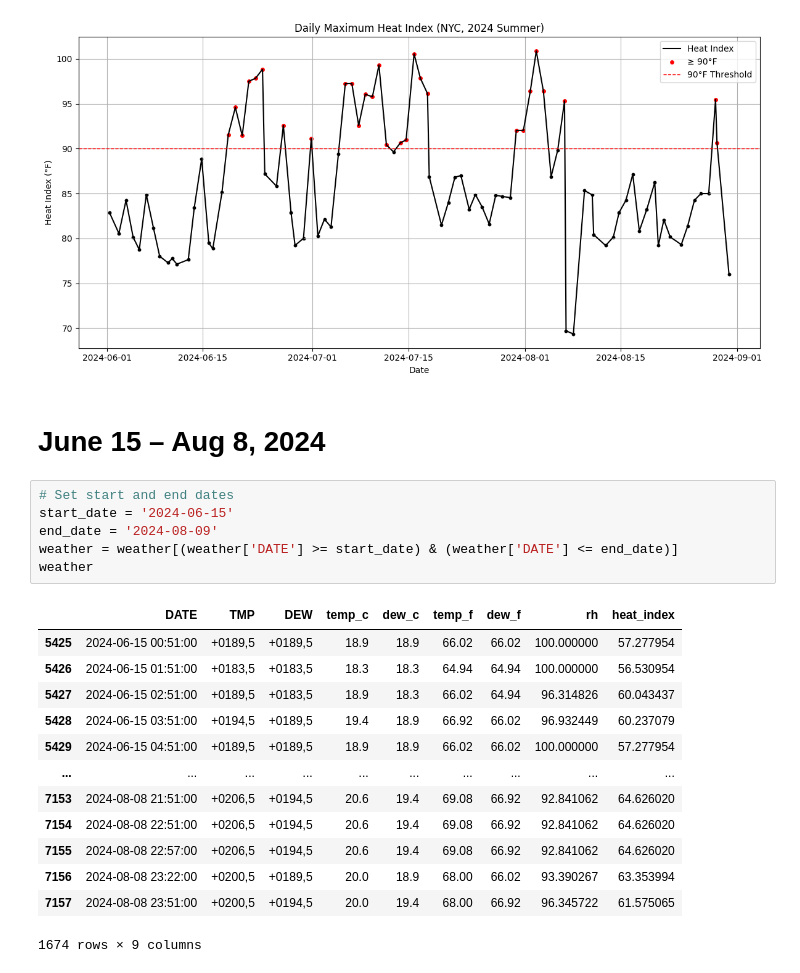
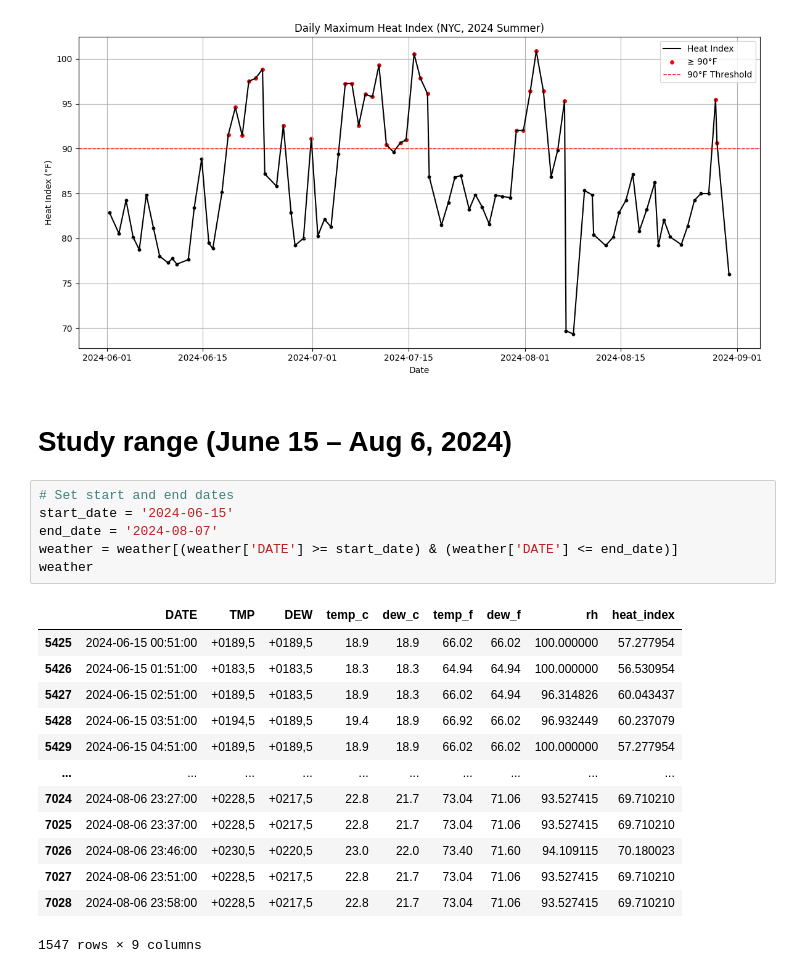
Before and after one commit to wherehaveyubin/research, a Jupyter notebook: 2025-Heat/heat-index.ipynb, the cells around one changed output. Saved outputs shown, nothing was run; the diff lists cells and outputs as text.

```diff
--- a/2025-Heat/heat-index.ipynb
+++ b/2025-Heat/heat-index.ipynb
@@ -235,27 +235,27 @@ plt.show()
 # %% [output]
 [figure]
 # %% [markdown]
-# June 15 – Aug 8, 2024
+# Study range (June 15 – Aug 6, 2024)
 # %%
 # Set start and end dates
 start_date = '2024-06-15'
-end_date = '2024-08-09'
+end_date = '2024-08-07'
 weather = weather[(weather['DATE'] >= start_date) & (weather['DATE'] <= end_date)]
 weather
 # %% [output]
 |  | DATE | TMP | DEW | temp_c | dew_c | temp_f | dew_f | rh | heat_index |
 | 5425 | 2024-06-15 00:51:00 | +0189,5 | +0189,5 | 18.9 | 18.9 | 66.02 | 66.02 | 100.000000 | 57.277954 |
 | 5426 | 2024-06-15 01:51:00 | +0183,5 | +0183,5 | 18.3 | 18.3 | 64.94 | 64.94 | 100.000000 | 56.530954 |
 | 5427 | 2024-06-15 02:51:00 | +0189,5 | +0183,5 | 18.9 | 18.3 | 66.02 | 64.94 | 96.314826 | 60.043437 |
 | 5428 | 2024-06-15 03:51:00 | +0194,5 | +0189,5 | 19.4 | 18.9 | 66.92 | 66.02 | 96.932449 | 60.237079 |
 | 5429 | 2024-06-15 04:51:00 | +0189,5 | +0189,5 | 18.9 | 18.9 | 66.02 | 66.02 | 100.000000 | 57.277954 |
 | ... | ... | ... | ... | ... | ... | ... | ... | ... | ... |
-| 7153 | 2024-08-08 21:51:00 | +0206,5 | +0194,5 | 20.6 | 19.4 | 69.08 | 66.92 | 92.841062 | 64.626020 |
-| 7154 | 2024-08-08 22:51:00 | +0206,5 | +0194,5 | 20.6 | 19.4 | 69.08 | 66.92 | 92.841062 | 64.626020 |
-| 7155 | 2024-08-08 22:57:00 | +0206,5 | +0194,5 | 20.6 | 19.4 | 69.08 | 66.92 | 92.841062 | 64.626020 |
-| 7156 | 2024-08-08 23:22:00 | +0200,5 | +0189,5 | 20.0 | 18.9 | 68.00 | 66.02 | 93.390267 | 63.353994 |
-| 7157 | 2024-08-08 23:51:00 | +0200,5 | +0194,5 | 20.0 | 19.4 | 68.00 | 66.92 | 96.345722 | 61.575065 |
+| 7024 | 2024-08-06 23:27:00 | +0228,5 | +0217,5 | 22.8 | 21.7 | 73.04 | 71.06 | 93.527415 | 69.710210 |
+| 7025 | 2024-08-06 23:37:00 | +0228,5 | +0217,5 | 22.8 | 21.7 | 73.04 | 71.06 | 93.527415 | 69.710210 |
+| 7026 | 2024-08-06 23:46:00 | +0230,5 | +0220,5 | 23.0 | 22.0 | 73.40 | 71.60 | 94.109115 | 70.180023 |
+| 7027 | 2024-08-06 23:51:00 | +0228,5 | +0217,5 | 22.8 | 21.7 | 73.04 | 71.06 | 93.527415 | 69.710210 |
+| 7028 | 2024-08-06 23:58:00 | +0228,5 | +0217,5 | 22.8 | 21.7 | 73.04 | 71.06 | 93.527415 | 69.710210 |
-1674 rows × 9 columns
+1547 rows × 9 columns
 # %%
 # Extract the row with the highest 'heat_index' for each date
 max_hi_per_day = weather.loc[weather.groupby(weather['DATE'].dt.date)['heat_index'].idxmax()]
```
Also changed, not shown: parts of 9 cells of this notebook.
